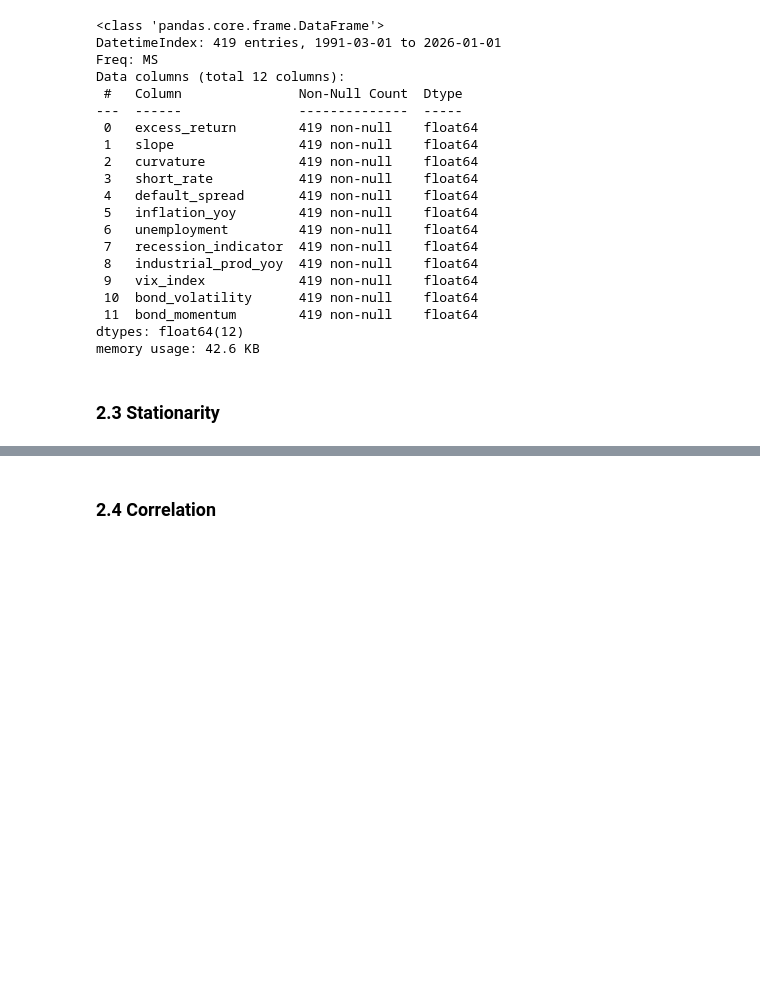
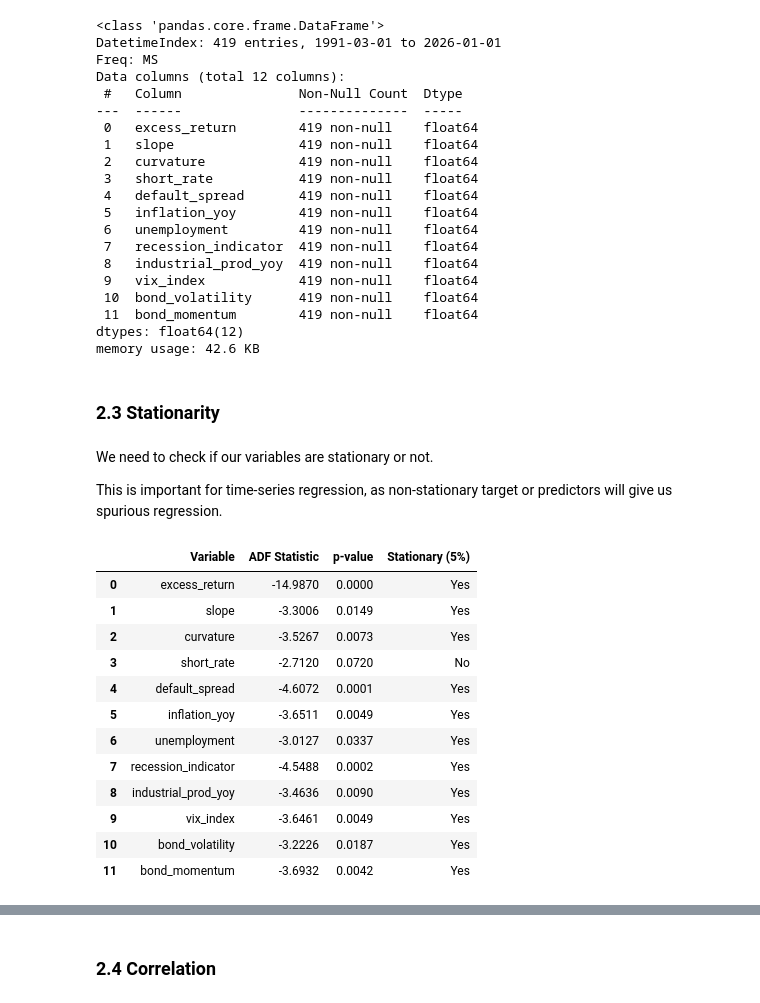
Before and after one commit to nurulputri/Big-Data_US-Treasury-Bonds-Return-Prediction, a Jupyter notebook: US Treasury Bond Return Prediction.ipynb, the cells around one changed output, grey strips where cells are left out. Saved outputs shown, nothing was run; the diff lists cells and outputs as text; code cells hidden in the pictures; blank space fills up the shorter version.

```diff
--- a/US Treasury Bond Return Prediction.ipynb
+++ b/US Treasury Bond Return Prediction.ipynb
@@ -378,3 +379,7 @@ dtypes: float64(12)
 memory usage: 42.6 KB
 # %% [markdown]
 ### 2.3 Stationarity
+# %% [markdown]
+We need to check if our variables are stationary or not.
+
+This is important for time-series regression, as non-stationary target or predictors will give us spurious regression.
@@ -380,0 +402,17 @@ memory usage: 42.6 KB
+# %%
+stationarity_table = run_stationarity_test(final_df)
+stationarity_table
+# %% [output]
+|  | Variable | ADF Statistic | p-value | Stationary (5%) |
+| 0 | excess_return | -14.9870 | 0.0000 | Yes |
+| 1 | slope | -3.3006 | 0.0149 | Yes |
+| 2 | curvature | -3.5267 | 0.0073 | Yes |
+| 3 | short_rate | -2.7120 | 0.0720 | No |
+| 4 | default_spread | -4.6072 | 0.0001 | Yes |
+| 5 | inflation_yoy | -3.6511 | 0.0049 | Yes |
+| 6 | unemployment | -3.0127 | 0.0337 | Yes |
+| 7 | recession_indicator | -4.5488 | 0.0002 | Yes |
+| 8 | industrial_prod_yoy | -3.4636 | 0.0090 | Yes |
+| 9 | vix_index | -3.6461 | 0.0049 | Yes |
+| 10 | bond_volatility | -3.2226 | 0.0187 | Yes |
+| 11 | bond_momentum | -3.6932 | 0.0042 | Yes |
```
Also changed, not shown: parts of 11 cells of this notebook.
